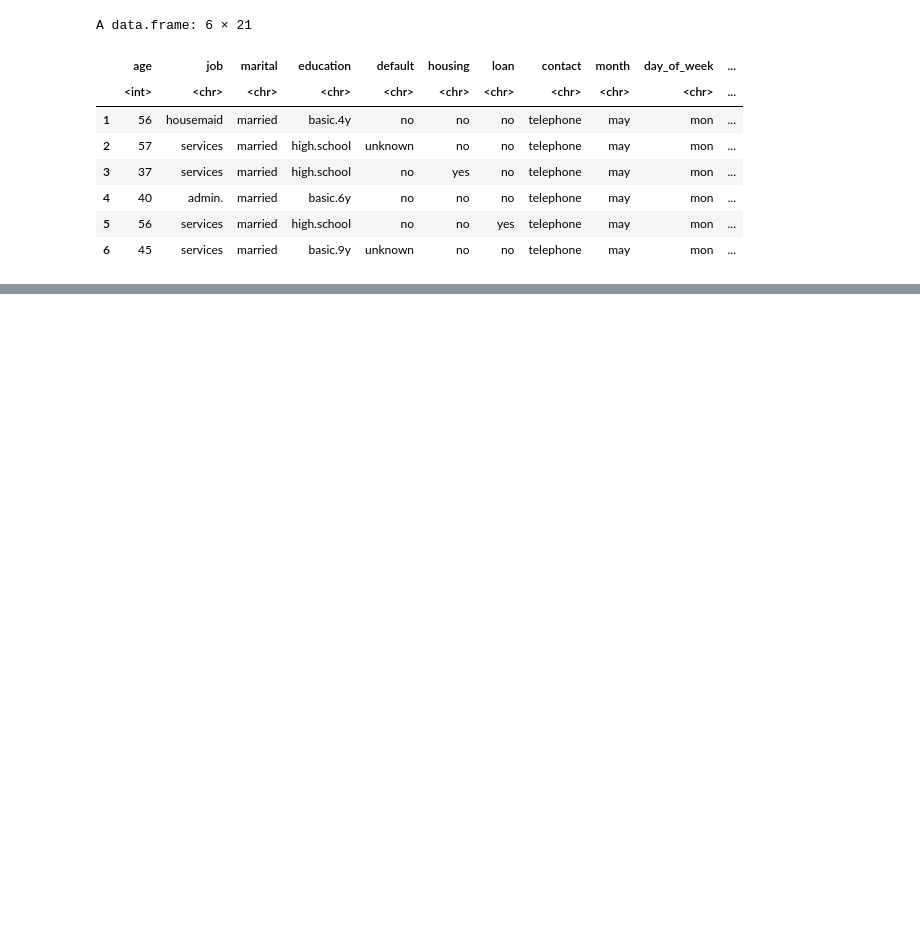
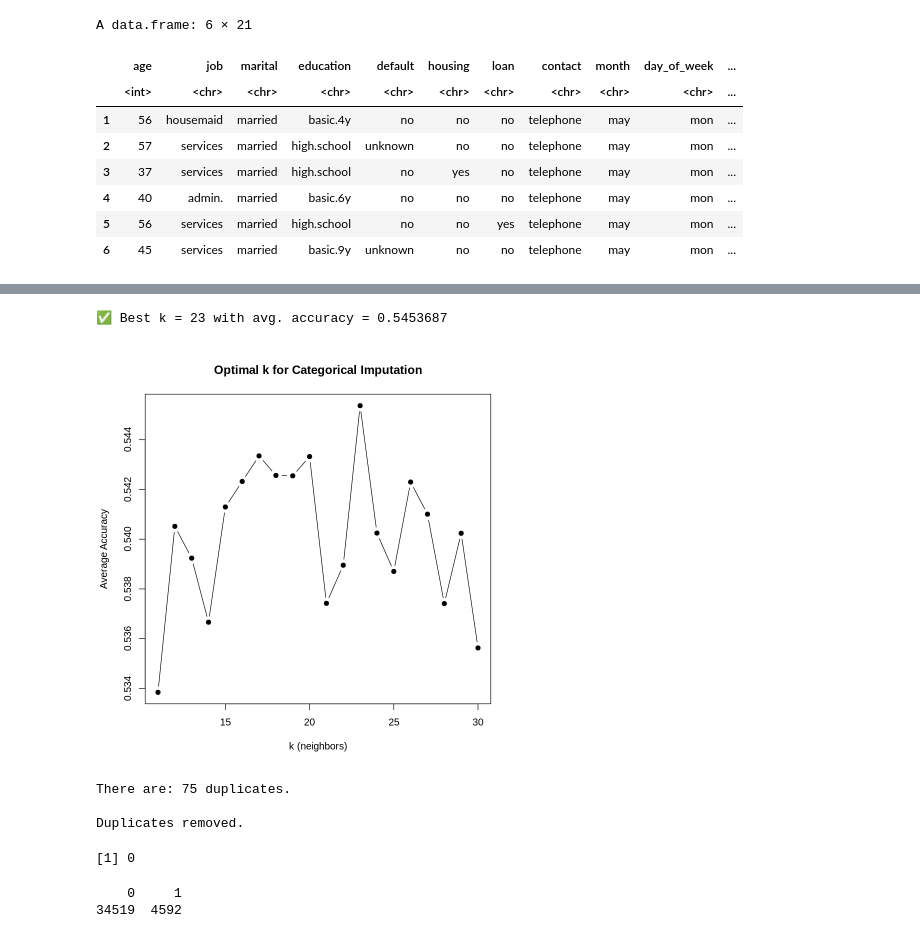
Before and after one commit to michp15/statistical_learning_class, a Jupyter notebook: stat_learn_classif_proj.ipynb, the cells around one changed output, grey strips where cells are left out. Cells and saved outputs as stored; diff of their text form; code cells hidden in the pictures; blank space fills up the shorter version.

```diff
--- a/stat_learn_classif_proj.ipynb
+++ b/stat_learn_classif_proj.ipynb
@@ -85,0 +644,62 @@ ERROR: Error in x[floor(d)] + x[ceiling(d)]: non-numeric argument to binary oper
+# %%
+set.seed(123)
+
+# 1. Identify categorical columns with missing values
+cat_cols <- names(df)[sapply(df, is.factor) | sapply(df, is.character)]
+cat_cols <- cat_cols[colSums(is.na(df[cat_cols])) > 0]
+
+# 2. Parameters
+k_values <- 11:30
+acc_results <- matrix(NA, nrow = length(k_values), ncol = length(cat_cols))
+rownames(acc_results) <- paste0("k=", k_values)
+colnames(acc_results) <- cat_cols
+
+# 3. Setup parallel backend
+num_cores <- parallel::detectCores() - 1
+cl <- makeCluster(num_cores)
+registerDoParallel(cl)
+
+# 4. Parallel loop
+results <- foreach(j = seq_along(cat_cols), .combine = 'cbind', .packages = 'VIM') %dopar% {
+  col <- cat_cols[j]
+
+  known_idx <- which(!is.na(df[[col]]))
+  test_idx <- sample(known_idx, size = floor(0.05 * length(known_idx)))
+
+  df_masked <- df
+  true_values <- df[[col]][test_idx]
+  df_masked[[col]][test_idx] <- NA
+
+  acc_vec <- numeric(length(k_values))
+
+  for (i in seq_along(k_values)) {
+    k <- k_values[i]
+    imputed_df <- kNN(df_masked, variable = col, k = k, imp_var = FALSE)
+    pred_values <- imputed_df[[col]][test_idx]
+
+    acc_vec[i] <- mean(pred_values == true_values)
+  }
+
+  acc_vec  # This will become one column of acc_results
+}
+
+# Stop cluster
+stopCluster(cl)
+
+# 5. Reshape and aggregate
+acc_results <- matrix(results, nrow = length(k_values), ncol = length(cat_cols))
+rownames(acc_results) <- paste0("k=", k_values)
+colnames(acc_results) <- cat_cols
+
+mean_acc <- rowMeans(acc_results, na.rm = TRUE)
+
+# 6. Plot
+plot(k_values, mean_acc, type = "b", pch = 19,
+     xlab = "k (neighbors)", ylab = "Average Accuracy",
+     main = "Optimal k for Categorical Imputation")
+
+best_k <- k_values[which.max(mean_acc)]
+cat("✅ Best k =", best_k, "with avg. accuracy =", max(mean_acc), "\n")
+# %% [output]
+✅ Best k = 23 with avg. accuracy = 0.5453687
+[figure, added]
@@ -85,0 +710,8 @@ ERROR: Error in x[floor(d)] + x[ceiling(d)]: non-numeric argument to binary oper
+# %%
+# Remove duplicates.
+
+df <- check_remove_duplicates(df_imputed)
+# %% [output]
+There are: 75 duplicates.
+
+Duplicates removed.
@@ -85,0 +722,5 @@ ERROR: Error in x[floor(d)] + x[ceiling(d)]: non-numeric argument to binary oper
+# %%
+# Check
+sum(is.na(df))
+# %% [output]
+[1] 0
@@ -85,0 +729,5 @@ ERROR: Error in x[floor(d)] + x[ceiling(d)]: non-numeric argument to binary oper
+# %%
+table(df$y)
+# %% [output]
+    0     1
+34519  4592
```
Also changed, not shown: parts of 47 cells of this notebook.
